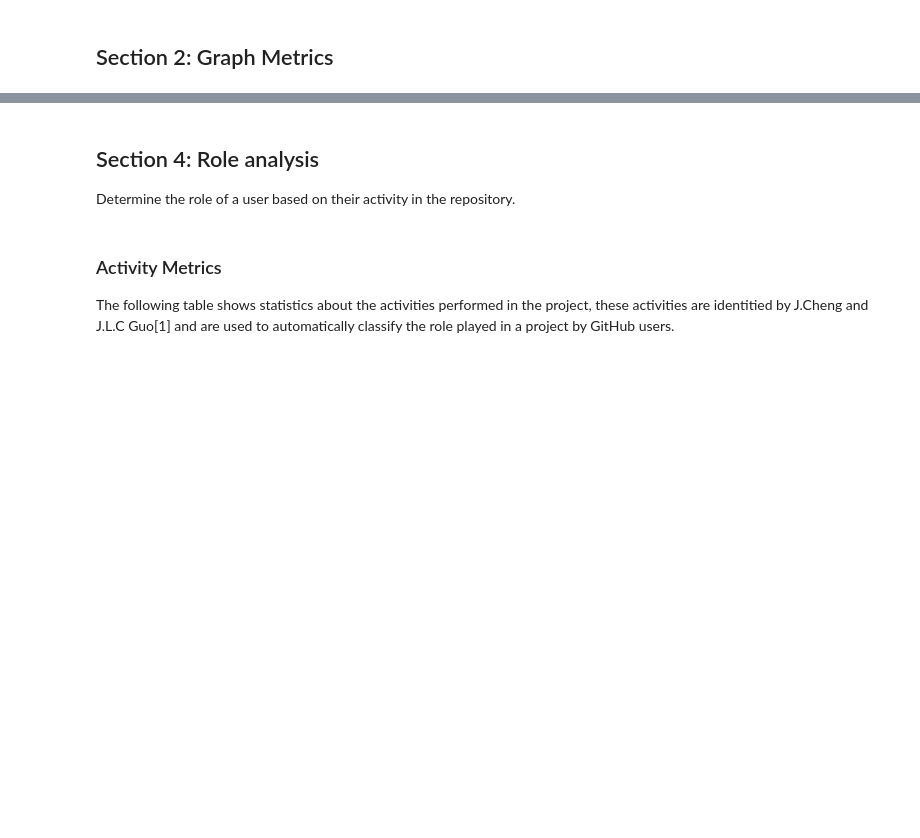
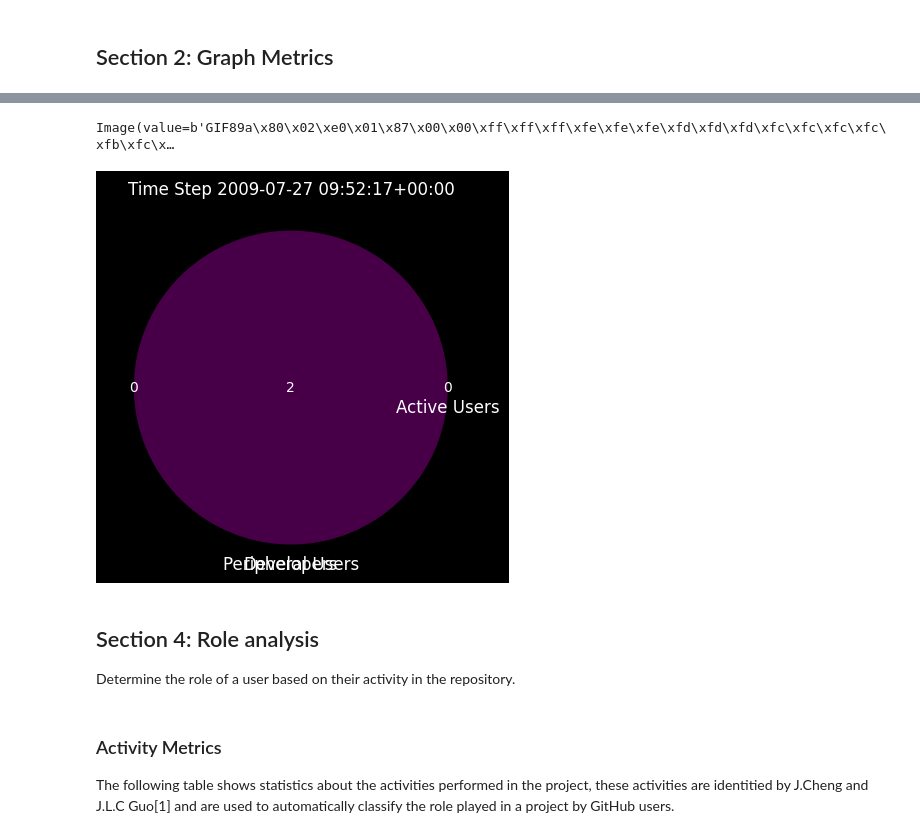
Before and after one commit to RSEMetaScience/kieker_analysis, a Jupyter notebook: notebooks/analysis.ipynb, the cells around one changed output, grey strips where cells are left out. Drawn from its saved outputs; the diff is of its cells as text; code cells hidden in the pictures; blank space fills up the shorter version.

Commit message:
Revert "widget for venn animated gif display"
This reverts commit ea5f877de9d66a573178501c6292feb3c0938f10.

```diff
--- a/notebooks/analysis.ipynb
+++ b/notebooks/analysis.ipynb
@@ -641,10 +694,7 @@ else:
 # %%
+
 import dateutil.parser
 import datetime
-import ipywidgets as widgets
-from IPython.display import display
-
-display(widgets.Image(value=open("developer_activity.gif", "rb").read(), format="gif"))
 
 def active_range():
     range_activity_query ="""
@@ -837,33 +887,36 @@ for (s, e) in times:
         diag=dict(date=e, p=set(p_developer), a=set(a_developer), d=set(developers))
         data.append(diag)
 
 
 import matplotlib.pyplot as plt
 from matplotlib_venn import venn3
 from matplotlib.animation import FuncAnimation, PillowWriter
 from IPython.display import Image
 
 fig, ax = plt.subplots()  #add
 
 def update(frame):
     ax.clear()
     step = data[frame]
     ax.set_title(f"Time Step {step['date']}")
     v = venn3([step['p'], step['a'], step['d']], ax=ax,
                       set_labels=("Peripheral Users", "Active Users", "Developers"))
 
 ani = FuncAnimation(fig, update, frames=len(data), interval=1000, repeat=False)
 
 # Save the animation to a GIF
 ani.save("developer_activity.gif", writer=PillowWriter(fps=10))
 
 # Display the GIF in the notebook
 i=Image(filename="developer_activity.gif")
 
 import ipywidgets as widgets
 from IPython.display import display
 
 display(widgets.Image(value=open("developer_activity.gif", "rb").read(), format="gif"))
+# %% [output]
+Image(value=b'GIF89a\x80\x02\xe0\x01\x87\x00\x00\xff\xff\xff\xfe\xfe\xfe\xfd\xfd\xfd\xfc\xfc\xfc\xfc\xfb\xfc\x…
+[figure, added]
 # %%
 if False:
     query="""PREFIX rdf: <http://www.w3.org/1999/02/22-rdf-syntax-ns#>
```
Also changed, not shown: parts of 8 cells of this notebook.
